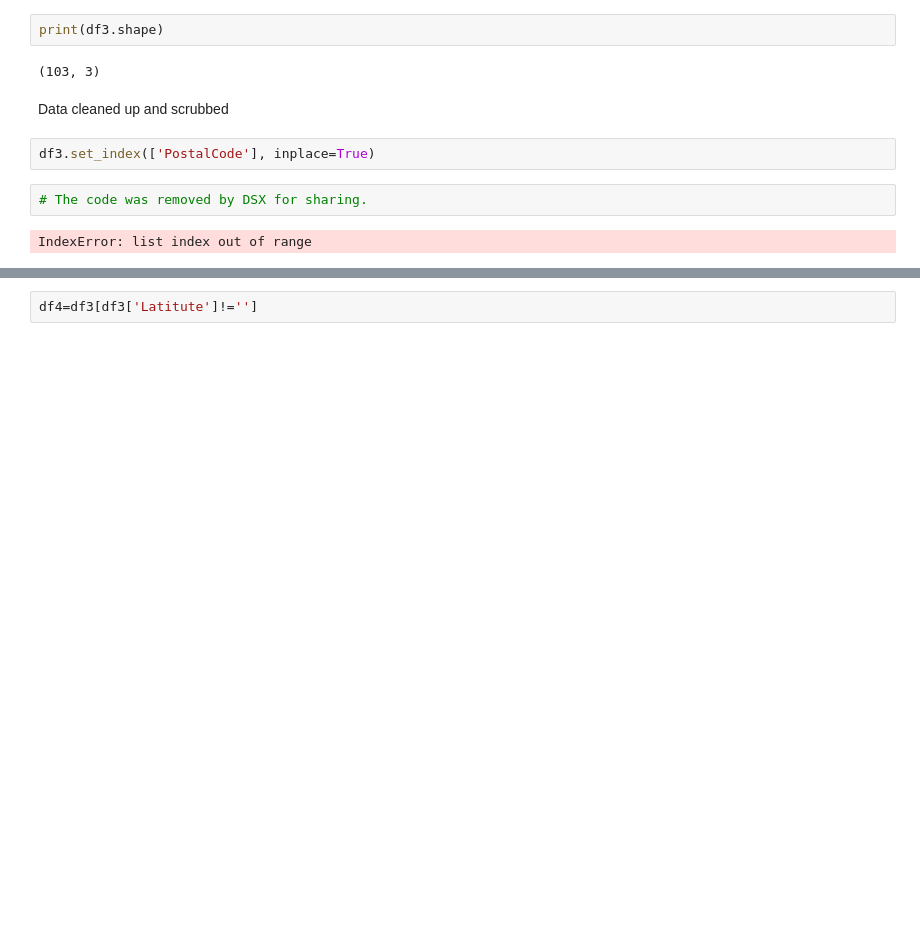
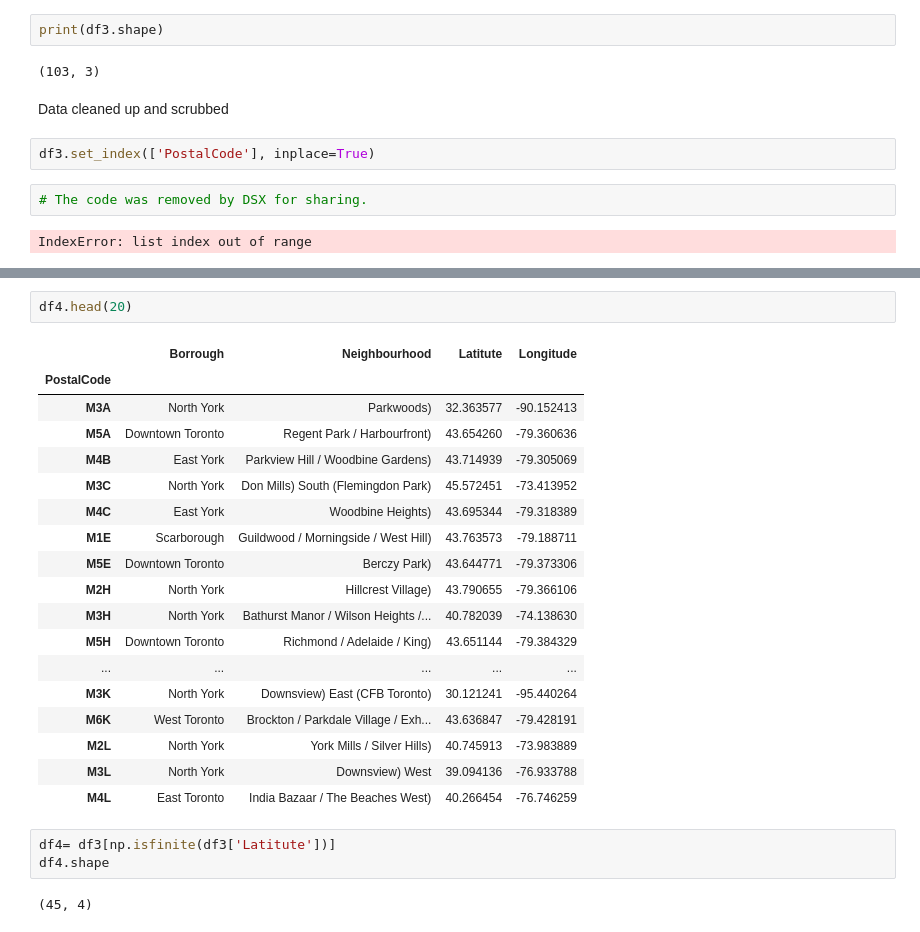
Before and after one commit to tava123/coursera_ds_capstone, a Jupyter notebook: Seg_toronto_w3.ipynb, the cells around one changed output, grey strips where cells are left out. Drawn from its saved outputs; the diff is of its cells as text; blank space fills up the shorter version.

```diff
--- a/Seg_toronto_w3.ipynb
+++ b/Seg_toronto_w3.ipynb
@@ -80,2 +73,26 @@ See the caveats in the documentation: http://pandas.pydata.org/pandas-docs/stabl
+# %%
+df4.head(20)
+# %% [output]
+|  | Borrough | Neighbourhood | Latitute | Longitude |
+| PostalCode |  |  |  |  |
+| M3A | North York | Parkwoods) | 32.363577 | -90.152413 |
+| M5A | Downtown Toronto | Regent Park / Harbourfront) | 43.654260 | -79.360636 |
+| M4B | East York | Parkview Hill / Woodbine Gardens) | 43.714939 | -79.305069 |
+| M3C | North York | Don Mills) South (Flemingdon Park) | 45.572451 | -73.413952 |
+| M4C | East York | Woodbine Heights) | 43.695344 | -79.318389 |
+| M1E | Scarborough | Guildwood / Morningside / West Hill) | 43.763573 | -79.188711 |
+| M5E | Downtown Toronto | Berczy Park) | 43.644771 | -79.373306 |
+| M2H | North York | Hillcrest Village) | 43.790655 | -79.366106 |
+| M3H | North York | Bathurst Manor / Wilson Heights /... | 40.782039 | -74.138630 |
+| M5H | Downtown Toronto | Richmond / Adelaide / King) | 43.651144 | -79.384329 |
+| ... | ... | ... | ... | ... |
+| M3K | North York | Downsview) East (CFB Toronto) | 30.121241 | -95.440264 |
+| M6K | West Toronto | Brockton / Parkdale Village / Exh... | 43.636847 | -79.428191 |
+| M2L | North York | York Mills / Silver Hills) | 40.745913 | -73.983889 |
+| M3L | North York | Downsview) West | 39.094136 | -76.933788 |
+| M4L | East Toronto | India Bazaar / The Beaches West) | 40.266454 | -76.746259 |
 # %%
-df4=df3[df3['Latitute']!='']
+df4= df3[np.isfinite(df3['Latitute'])]
+df4.shape
+# %% [output]
+(45, 4)
```
Also changed, not shown: parts of 12 cells of this notebook.
